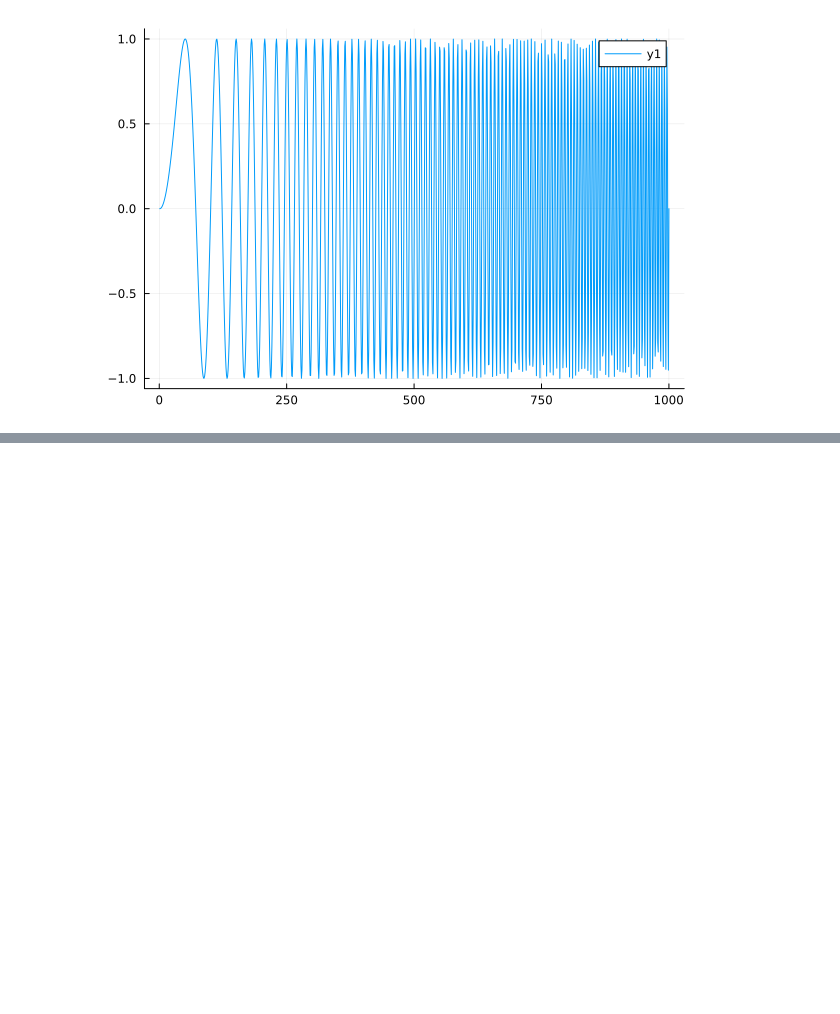
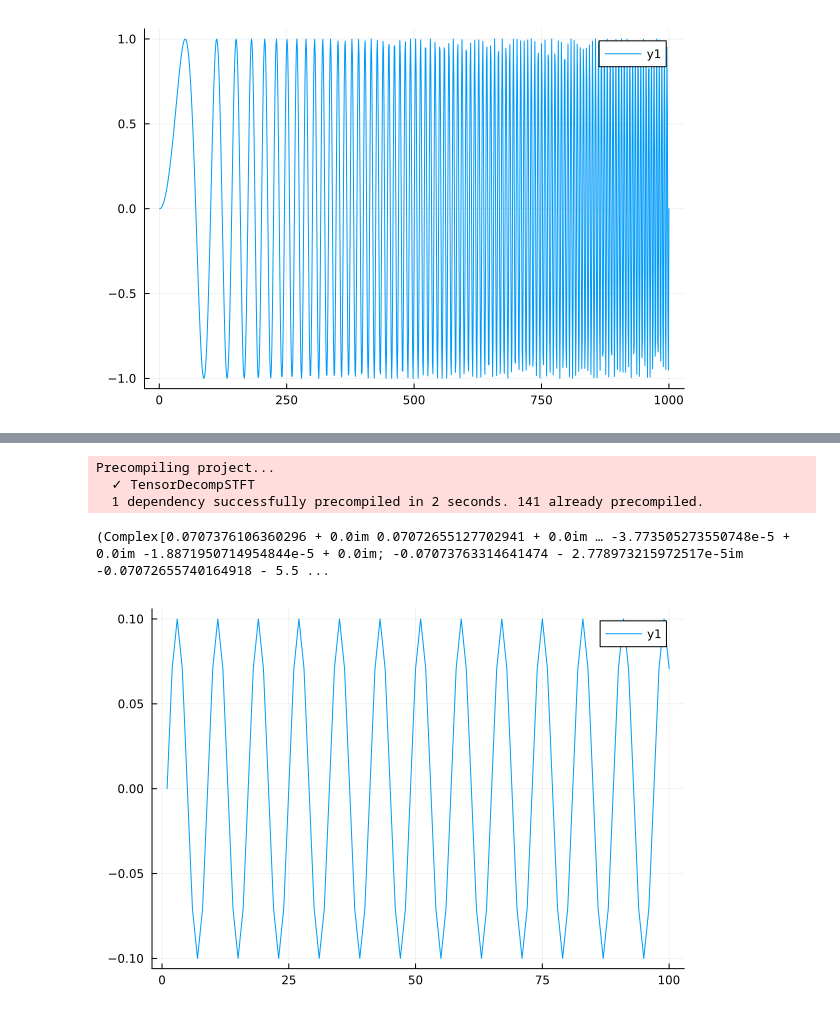
Before and after one commit to njericha/TensorDecompSTFT, a Jupyter notebook: playground.ipynb, the cells around one changed output, grey strips where cells are left out. Saved outputs shown, nothing was run; the diff lists cells and outputs as text; code cells hidden in the pictures; blank space fills up the shorter version.

```diff
--- a/playground.ipynb
+++ b/playground.ipynb
@@ -158,0 +161,25 @@ plot(x)
+# %%
+Pkg.precompile()
+# %% [output]
+Precompiling project...
+  ✓ TensorDecompSTFT
+  1 dependency successfully precompiled in 2 seconds. 141 already precompiled.
+# %%
+using WAV
+fs = 8e3
+t = 0.0:1/fs:prevfloat(1.0)
+f = 1e3
+y = sin.(2pi * f * t) * 0.1
+wavwrite(y, "example.wav", Fs=fs)
+
+y, fs = wavread("example.wav")
+y = sin.(2pi * 2f * t) * 0.1
+wavappend(y, "example.wav")
+
+y, fs = wavread("example.wav")
+wavplay(y, fs)
+# %%
+width = 0.01
+Y, k = mySTFT(y,t,width);
+# %% [output]
+(Complex[0.0707376106360296 + 0.0im 0.07072655127702941 + 0.0im … -3.773505273550748e-5 + 0.0im -1.8871950714954844e-5 + 0.0im; -0.07073763314641474 - 2.778973215972517e-5im -0.07072655740164918 - 5.5 ...
@@ -158,0 +189,5 @@ plot(x)
+# %%
+using Plots
+plot(y[1:100])
+# %% [output]
+[figure, added]
```
Also changed, not shown: parts of 5 cells of this notebook, 3 other files.
